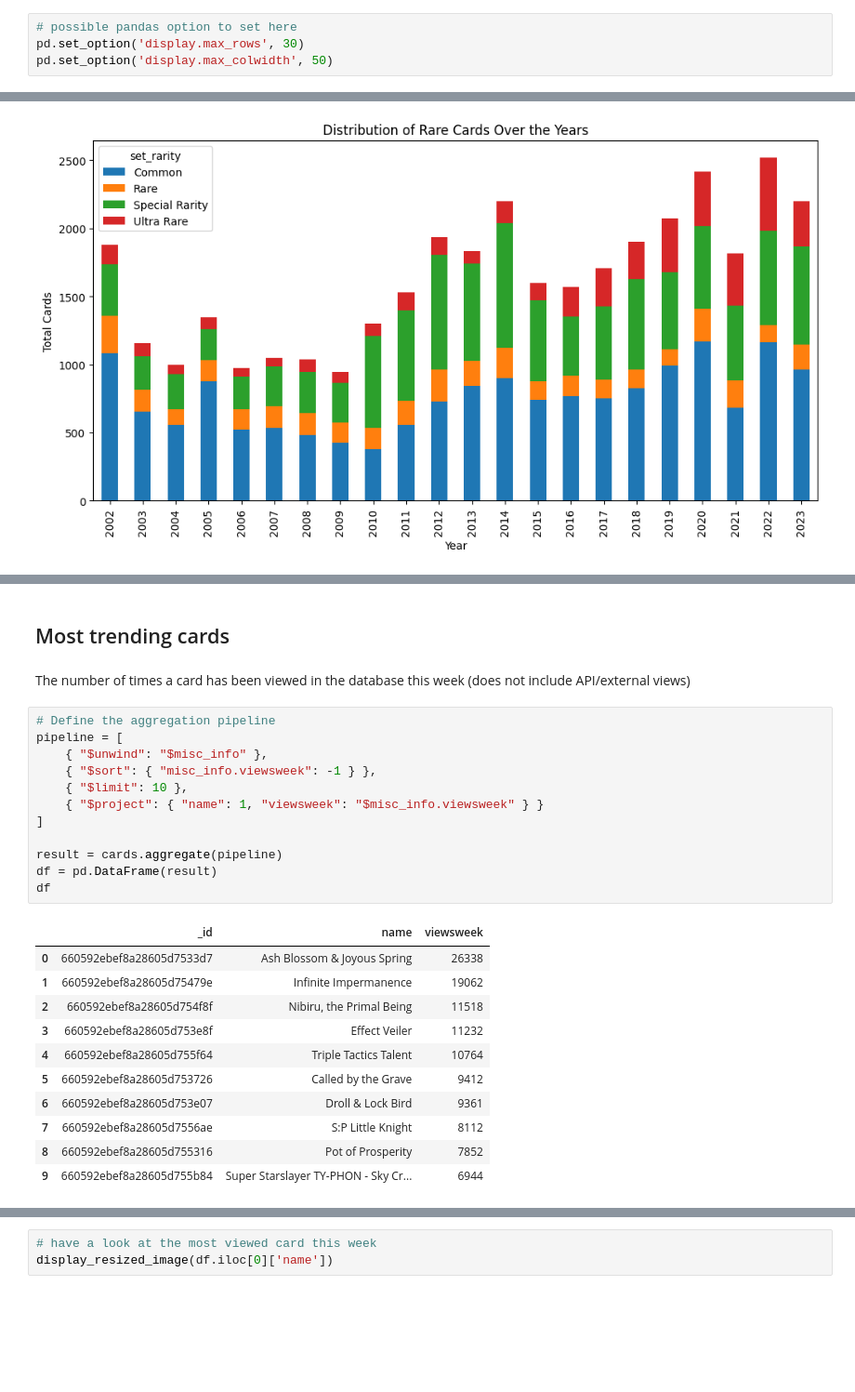
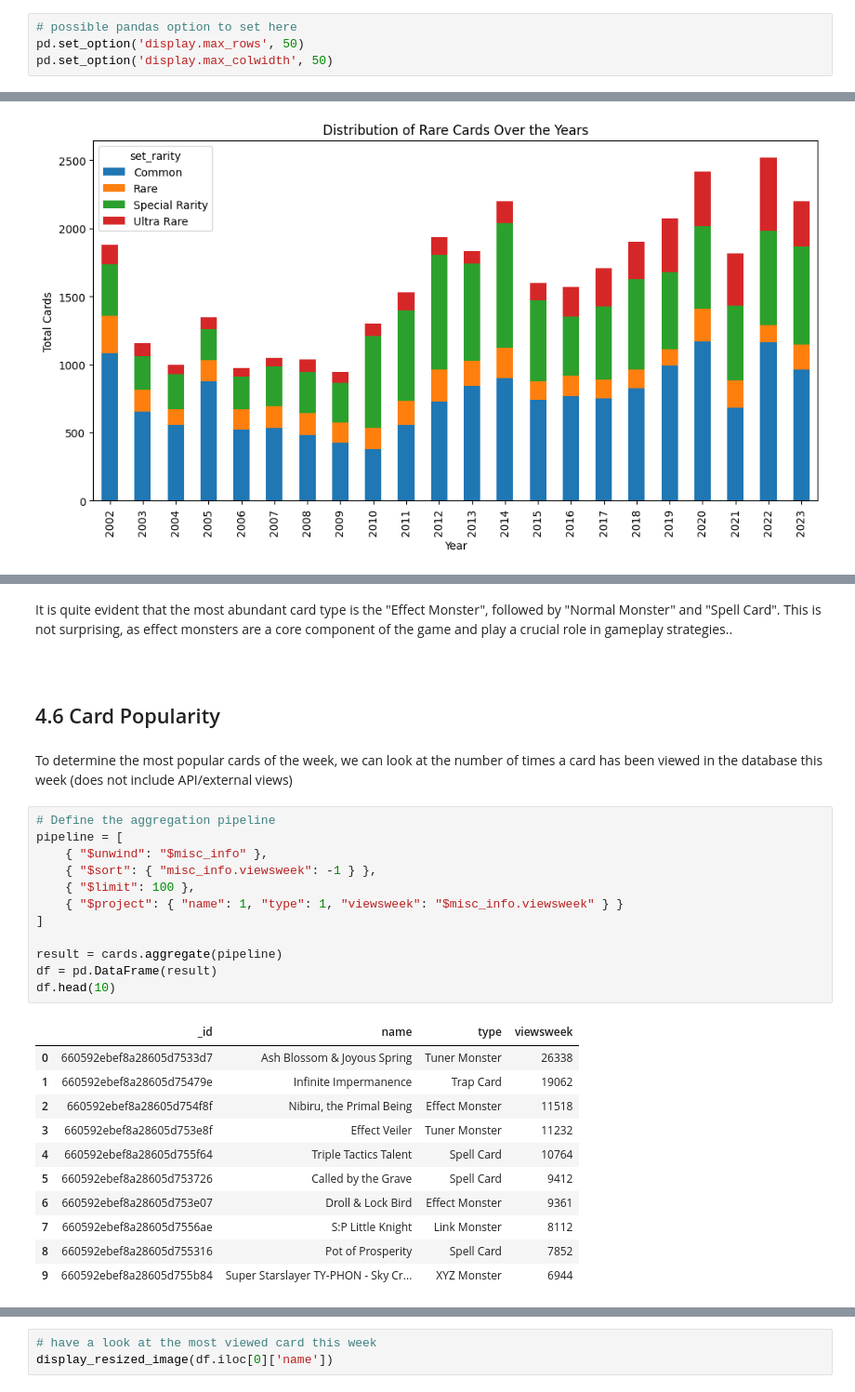
Before and after one commit to rportm/nosql_project, a Jupyter notebook: main_report.ipynb, the cells around one changed output, grey strips where cells are left out. Shown at 93% size. Drawn from its saved outputs; the diff is of its cells as text; blank space fills up the shorter version.

```diff
--- a/main_report.ipynb
+++ b/main_report.ipynb
@@ -83,7 +98,7 @@ from datetime import datetime
 import matplotlib.pyplot as plt
 # %%
 # possible pandas option to set here
-pd.set_option('display.max_rows', 30)
+pd.set_option('display.max_rows', 50)
 pd.set_option('display.max_colwidth', 50)
 # %%
 API_URL = "https://db.ygoprodeck.com/api/v7/cardinfo.php?misc=yes"
@@ -838,28 +793,32 @@ pd.DataFrame(result)
+# %% [markdown]
+It is quite evident that the most abundant card type is the "Effect Monster", followed by "Normal Monster" and "Spell Card". This is not surprising, as effect monsters are a core component of the game and play a crucial role in gameplay strategies..
+# %% [markdown]
+<div style="page-break-after: always;"></div>
 # %% [markdown]
-## Most trending cards
+## 4.6 Card Popularity
 # %% [markdown]
-The number of times a card has been viewed in the database this week (does not include API/external views)
+To determine the most popular cards of the week, we can look at the number of times a card has been viewed in the database this week (does not include API/external views)
 # %%
 # Define the aggregation pipeline
 pipeline = [
     { "$unwind": "$misc_info" },
     { "$sort": { "misc_info.viewsweek": -1 } },
-    { "$limit": 10 },
-    { "$project": { "name": 1, "viewsweek": "$misc_info.viewsweek" } }
+    { "$limit": 100 },
+    { "$project": { "name": 1, "type": 1, "viewsweek": "$misc_info.viewsweek" } }
 ]
 
 result = cards.aggregate(pipeline)
 df = pd.DataFrame(result)
-df
+df.head(10)
 # %% [output]
-|  | _id | name | viewsweek |
-| 0 | 660592ebef8a28605d7533d7 | Ash Blossom & Joyous Spring | 26338 |
-| 1 | 660592ebef8a28605d75479e | Infinite Impermanence | 19062 |
-| 2 | 660592ebef8a28605d754f8f | Nibiru, the Primal Being | 11518 |
-| 3 | 660592ebef8a28605d753e8f | Effect Veiler | 11232 |
-| 4 | 660592ebef8a28605d755f64 | Triple Tactics Talent | 10764 |
-| 5 | 660592ebef8a28605d753726 | Called by the Grave | 9412 |
-| 6 | 660592ebef8a28605d753e07 | Droll & Lock Bird | 9361 |
-| 7 | 660592ebef8a28605d7556ae | S:P Little Knight | 8112 |
-| 8 | 660592ebef8a28605d755316 | Pot of Prosperity | 7852 |
-| 9 | 660592ebef8a28605d755b84 | Super Starslayer TY-PHON - Sky Cr... | 6944 |
+|  | _id | name | type | viewsweek |
+| 0 | 660592ebef8a28605d7533d7 | Ash Blossom & Joyous Spring | Tuner Monster | 26338 |
+| 1 | 660592ebef8a28605d75479e | Infinite Impermanence | Trap Card | 19062 |
+| 2 | 660592ebef8a28605d754f8f | Nibiru, the Primal Being | Effect Monster | 11518 |
+| 3 | 660592ebef8a28605d753e8f | Effect Veiler | Tuner Monster | 11232 |
+| 4 | 660592ebef8a28605d755f64 | Triple Tactics Talent | Spell Card | 10764 |
+| 5 | 660592ebef8a28605d753726 | Called by the Grave | Spell Card | 9412 |
+| 6 | 660592ebef8a28605d753e07 | Droll & Lock Bird | Effect Monster | 9361 |
+| 7 | 660592ebef8a28605d7556ae | S:P Little Knight | Link Monster | 8112 |
+| 8 | 660592ebef8a28605d755316 | Pot of Prosperity | Spell Card | 7852 |
+| 9 | 660592ebef8a28605d755b84 | Super Starslayer TY-PHON - Sky Cr... | XYZ Monster | 6944 |
```
Also changed, not shown: parts of 52 cells of this notebook.
